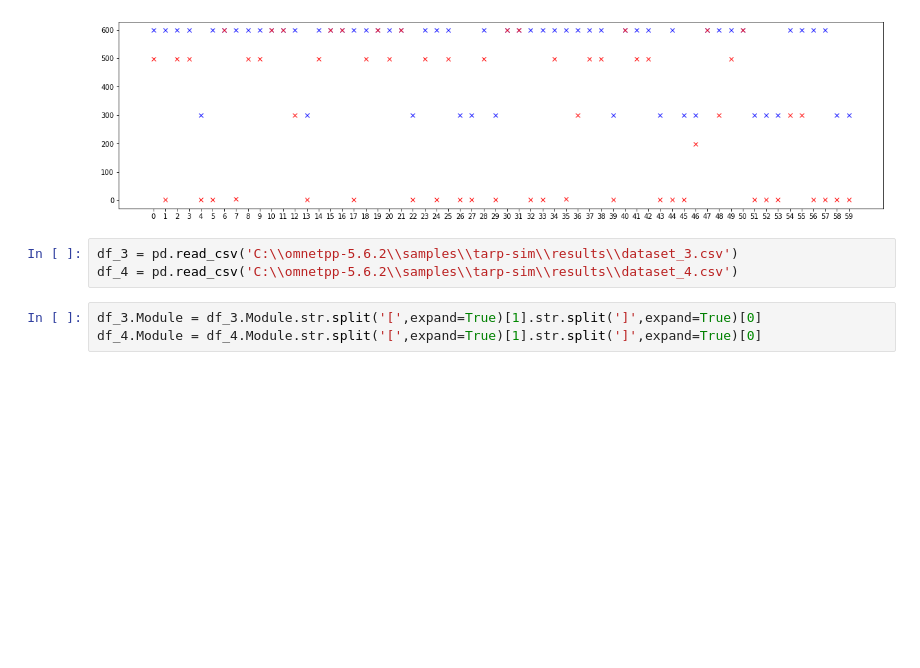
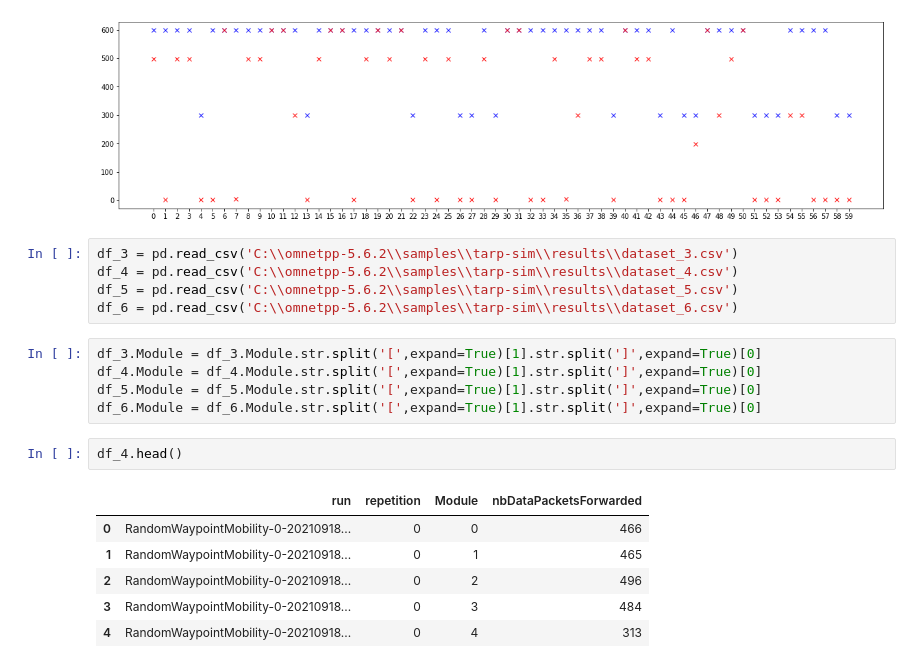
Before and after one commit to kavindaperera/controlled-flooding-simulation, a Jupyter notebook: notebooks/Untitled.ipynb, the cells around one changed output. Cells and saved outputs as stored; diff of their text form; blank space fills up the shorter version.

```diff
--- a/notebooks/Untitled.ipynb
+++ b/notebooks/Untitled.ipynb
@@ -22,7 +22,20 @@ fig.savefig('test2png.png', dpi=300)
 # %%
 df_3 = pd.read_csv('C:\\omnetpp-5.6.2\\samples\\tarp-sim\\results\\dataset_3.csv')
 df_4 = pd.read_csv('C:\\omnetpp-5.6.2\\samples\\tarp-sim\\results\\dataset_4.csv')
+df_5 = pd.read_csv('C:\\omnetpp-5.6.2\\samples\\tarp-sim\\results\\dataset_5.csv')
+df_6 = pd.read_csv('C:\\omnetpp-5.6.2\\samples\\tarp-sim\\results\\dataset_6.csv')
 # %%
 df_3.Module = df_3.Module.str.split('[',expand=True)[1].str.split(']',expand=True)[0]
 df_4.Module = df_4.Module.str.split('[',expand=True)[1].str.split(']',expand=True)[0]
+df_5.Module = df_5.Module.str.split('[',expand=True)[1].str.split(']',expand=True)[0]
+df_6.Module = df_6.Module.str.split('[',expand=True)[1].str.split(']',expand=True)[0]
+# %%
+df_4.head()
+# %% [output]
+|  | run | repetition | Module | nbDataPacketsForwarded |
+| 0 | RandomWaypointMobility-0-20210918... | 0 | 0 | 466 |
+| 1 | RandomWaypointMobility-0-20210918... | 0 | 1 | 465 |
+| 2 | RandomWaypointMobility-0-20210918... | 0 | 2 | 496 |
+| 3 | RandomWaypointMobility-0-20210918... | 0 | 3 | 484 |
+| 4 | RandomWaypointMobility-0-20210918... | 0 | 4 | 313 |
 # %%
```
Also changed, not shown: parts of 1 cell of this notebook, 23 other files.
